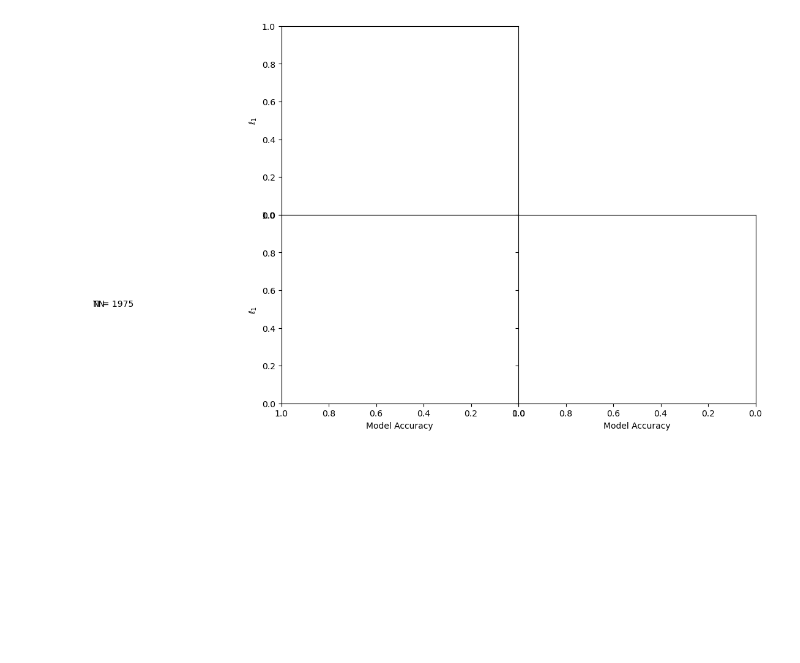
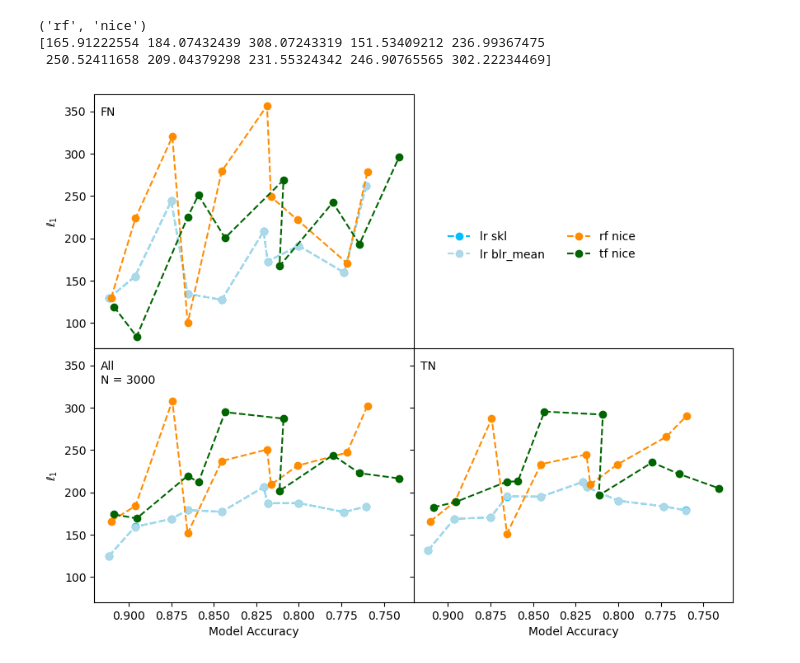
Before and after one commit to leonidaschristodoulou/xai-cfs, a Jupyter notebook: xai_plots.ipynb, the cells around one changed output. Cells and saved outputs as stored; diff of their text form; code cells hidden in the pictures; blank space fills up the shorter version.

```diff
--- a/xai_plots.ipynb
+++ b/xai_plots.ipynb
@@ -63,7 +63,7 @@ def load_dataset(dataset_name, variant="standard",n_datasets=11):
     Returns:
         dict: Loaded dataset components.
     """
-    base_path = f"data/{dataset_name}"
+    base_path = f"/Users/leo/xai-cfs/data/{dataset_name}"
     print(base_path)
 
     # Validate variant
@@ -239,7 +197,6 @@ d2 = {'R19':[('lr', 'skl')],
       'RL': [('lr', 'RL'),('rf', 'RL')]}
 # %%
 dfs = []
-#dataset_in = 'mock 1'
 for i in model_results_dict:
     df_t = model_dict_to_df(model_results_dict[i])
     df_t.insert(0,'Noise Level',i)
@@ -278,8 +235,12 @@ for noise in list(cf_results_dict.keys()):
                         A = cf_calc[ii-1].models[0]['PP'].transform(pd.DataFrame(A, columns=[str(j) for j in range(n_features)])).astype(float)
                         B = cf_calc[0].models[0]['PP'].transform(pd.DataFrame(B, columns=[str(j) for j in range(n_features)])).astype(float)
                 good_indices = cfs_good_indices[noise][m]
-                df.loc[sel,k+' L1'] = get_distance(A[good_indices], B[good_indices], numerical_columns, categorical_columns, l_norm=1).mean()
-                df.loc[sel,k+' L2'] = get_distance(A[good_indices], B[good_indices], numerical_columns, categorical_columns, l_norm=2).mean()
+                df.loc[sel,k+' L1'] = get_distance(
+                    A[good_indices], B[good_indices], numerical_columns, categorical_columns,
+                    l_norm=1).mean()
+                df.loc[sel,k+' L2'] = get_distance(
+                    A[good_indices], B[good_indices], numerical_columns, categorical_columns,
+                    l_norm=2).mean()
             except KeyError:
                 pass
 df.to_csv('data/output_'+dataset+"_"+variant+".csv", index=False)
@@ -305,0 +249,8 @@ df
+# %%
+def add_text_in_subplot(ax_in,text_in):
+    xlim = ax_in.get_xlim()
+    ylim = ax_in.get_ylim()
+    x_text = xlim[0] + 0.02 * (xlim[1] - xlim[0])  # 2% from left
+    y_text = ylim[1] - 0.05 * (ylim[1] - ylim[0])  # 5% from top
+    ax_in.text(x_text, y_text, text_in, fontsize=10, verticalalignment='top', horizontalalignment='left')
+    return
@@ -374,11 +431,6 @@ for i, kk in enumerate(cf_methods):
         else:
             ax_top.plot(x_acc_fn, d2_fn[:, 0], color=colours[kk], label=kk[0] + ' ' + kk[1], alpha=1, linestyle='--', marker='o')
 
-    if kk[1]=='skl':
-        ax_top.text(
-            -1.1, 1.85, 'N = ' + str(fn_indices.sum()), #fontsize=12,
-            verticalalignment='top', horizontalalignment='left', transform=ax.transAxes)
-
     # -----------------------------
     # Bottom-Right Plot (True Negatives - TN) with good_indices
     # -----------------------------
@@ -400,43 +452,47 @@ for i, kk in enumerate(cf_methods):
         if len(d_temp_tn) > 0:
             d2_tn.append(d_temp_tn)
             x_acc_tn.append(model_results_dict[k][(kk[0], 'accuracy')])
 
     d2_tn = np.array([np.array([np.mean(i), np.percentile(i, 25), np.percentile(i, 75)]) for i in d2_tn])
 
     if len(d2_tn) > 0:
         if any(value < completeness_limit for value in compl.values()):
             pass
         else:
             ax_bottom_right.plot(x_acc_tn, d2_tn[:, 0], color=colours[kk], label=kk[0] + ' ' + kk[1], alpha=1, linestyle='--', marker='o')
 
-    if kk[1]=='skl':
-        ax_bottom_right.text(
-            -0.1, 0.85, 'TN' ,
-            verticalalignment='top', horizontalalignment='left', transform=ax.transAxes)
-        ax_bottom_right.text(
-            -0.1, 0.85, 'N = ' + str(tn_indices.sum()), #fontsize=12,
-            verticalalignment='top', horizontalalignment='left', transform=ax.transAxes)
-
-    #ax_bottom_right.legend(frameon=False, loc='lower right')
-    ax_bottom_right.legend(loc="upper center", bbox_to_anchor=(0.4, 1.5), ncol=2, frameon=False)
-
-
     # -----------------------------
     # Standard Plot (Bottom-Left)
     # -----------------------------
     if any(value < completeness_limit for value in compl.values()):
         pass
     else:
+        if kk[0]=='rf':
+            print(kk)
+            print(d2[:,0])
         ax_bottom_left.plot(x_acc, d2[:, 0], color=colours[kk], label=kk[0] + ' ' + kk[1], alpha=1, linestyle='--', marker='o')
 
 # Formatting plots
 for ax in [ax_top, ax_bottom_left, ax_bottom_right]:
     ax.set_xlabel('Model Accuracy')
     ax.invert_xaxis()
+    #ax.set_ylim([20,100])
+
+add_text_in_subplot(ax_bottom_left,'All\nN = ' + str(len(good_indices)))
+add_text_in_subplot(ax_bottom_right,'TN')
+add_text_in_subplot(ax_top,'FN')
+#add_text_in_subplot(ax_bottom_right,'TN\nN = ' + str(tn_indices.sum()))
+#add_text_in_subplot(ax_top,'FN\nN = ' + str(fn_indices.sum()))
+
+ax_bottom_right.legend(loc="upper center", bbox_to_anchor=(0.4, 1.5), ncol=2, frameon=False)
 
 ax_top.set_ylabel(r'$\ell_1$')
 ax_bottom_left.set_ylabel(r'$\ell_1$ ')
 
 fig.subplots_adjust(wspace=0, hspace=0)  # Set space between subplots to zero
+fig.savefig("plots/"+dataset+"_"+variant+"_l1_mean.pdf", format="pdf", bbox_inches="tight")
 # %% [output]
+('rf', 'nice')
+[165.91222554 184.07432439 308.07243319 151.53409212 236.99367475
+ 250.52411658 209.04379298 231.55324342 246.90765565 302.22234469]
-[figure, old version]
+[figure, new version]
```
Also changed, not shown: parts of 18 cells of this notebook, 4 other files.
